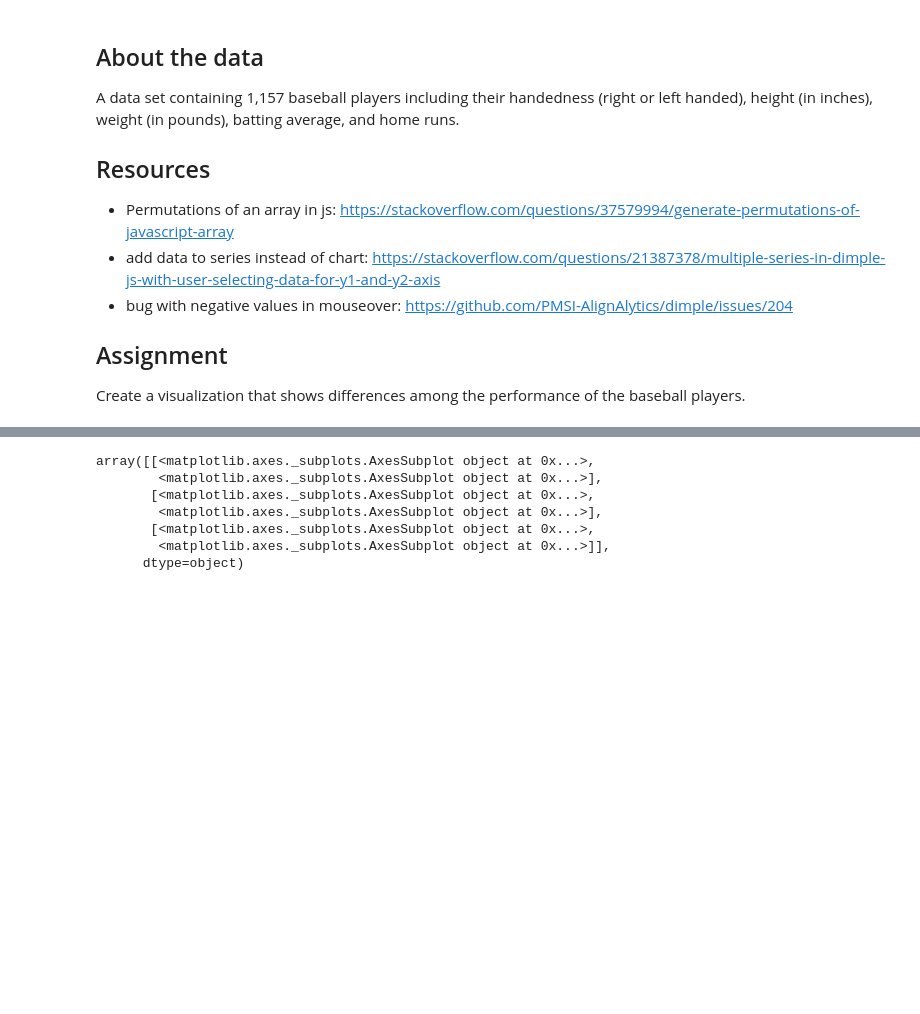
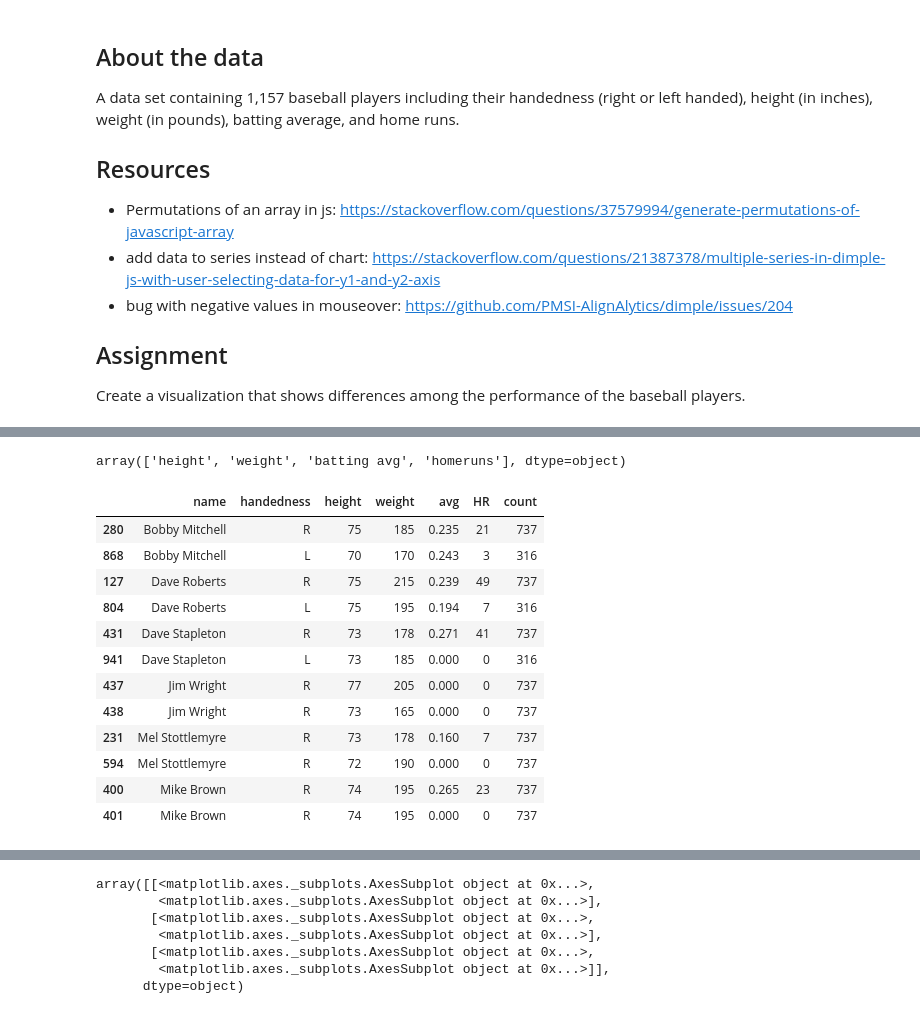
Before and after one commit to limegimlet/data_viz, a Jupyter notebook: final_project/Baseball data.ipynb, the cells around one changed output, grey strips where cells are left out. Drawn from its saved outputs; the diff is of its cells as text; code cells hidden in the pictures; blank space fills up the shorter version.

```diff
--- a/final_project/Baseball data.ipynb
+++ b/final_project/Baseball data.ipynb
@@ -29,0 +63,4 @@ df.head()
+# %%
+df_long['attribute'].unique()
+# %% [output]
+array(['height', 'weight', 'batting avg', 'homeruns'], dtype=object)
@@ -29,0 +70,18 @@ df.head()
+# %%
+dupes = df.groupby('name').size().sort_values().tail(6)
+dupes = dupes.index.values
+df.loc[df['name'].isin(dupes)].sort_values('name')
+# %% [output]
+|  | name | handedness | height | weight | avg | HR | count |
+| 280 | Bobby Mitchell | R | 75 | 185 | 0.235 | 21 | 737 |
+| 868 | Bobby Mitchell | L | 70 | 170 | 0.243 | 3 | 316 |
+| 127 | Dave Roberts | R | 75 | 215 | 0.239 | 49 | 737 |
+| 804 | Dave Roberts | L | 75 | 195 | 0.194 | 7 | 316 |
+| 431 | Dave Stapleton | R | 73 | 178 | 0.271 | 41 | 737 |
+| 941 | Dave Stapleton | L | 73 | 185 | 0.000 | 0 | 316 |
+| 437 | Jim Wright | R | 77 | 205 | 0.000 | 0 | 737 |
+| 438 | Jim Wright | R | 73 | 165 | 0.000 | 0 | 737 |
+| 231 | Mel Stottlemyre | R | 73 | 178 | 0.160 | 7 | 737 |
+| 594 | Mel Stottlemyre | R | 72 | 190 | 0.000 | 0 | 737 |
+| 400 | Mike Brown | R | 74 | 195 | 0.265 | 23 | 737 |
+| 401 | Mike Brown | R | 74 | 195 | 0.000 | 0 | 737 |
```
Also changed, not shown: parts of 16 cells of this notebook, 5 other files.
